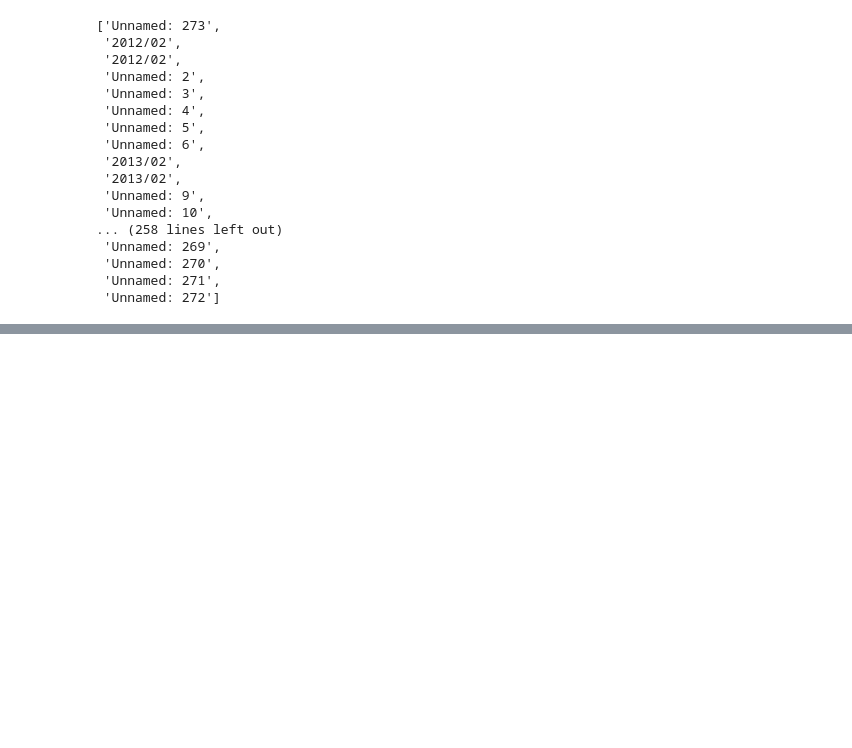
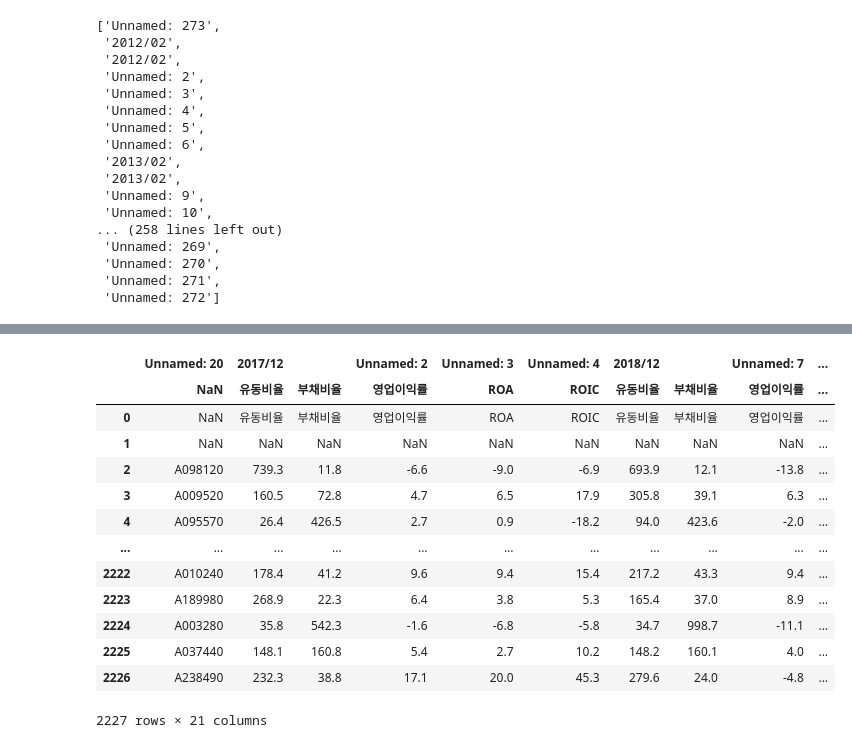
Before and after one commit to starfishkenny/Python, a Jupyter notebook: 20210210_Implementation.ipynb, the cells around one changed output, grey strips where cells are left out. Cells and saved outputs as stored; diff of their text form; code cells hidden in the pictures; blank space fills up the shorter version.

```diff
--- a/20210210_Implementation.ipynb
+++ b/20210210_Implementation.ipynb
@@ -100,0 +186,17 @@ new_big_col # 다시 해야할 듯....
+# %%
+fr_df
+# %% [output]
+|  | Unnamed: 20 | 2017/12 |  | Unnamed: 2 | Unnamed: 3 | Unnamed: 4 | 2018/12 |  | Unnamed: 7 | ... |
+|  | NaN | 유동비율 | 부채비율 | 영업이익률 | ROA | ROIC | 유동비율 | 부채비율 | 영업이익률 | ... |
+| 0 | NaN | 유동비율 | 부채비율 | 영업이익률 | ROA | ROIC | 유동비율 | 부채비율 | 영업이익률 | ... |
+| 1 | NaN | NaN | NaN | NaN | NaN | NaN | NaN | NaN | NaN | ... |
+| 2 | A098120 | 739.3 | 11.8 | -6.6 | -9.0 | -6.9 | 693.9 | 12.1 | -13.8 | ... |
+| 3 | A009520 | 160.5 | 72.8 | 4.7 | 6.5 | 17.9 | 305.8 | 39.1 | 6.3 | ... |
+| 4 | A095570 | 26.4 | 426.5 | 2.7 | 0.9 | -18.2 | 94.0 | 423.6 | -2.0 | ... |
+| ... | ... | ... | ... | ... | ... | ... | ... | ... | ... | ... |
+| 2222 | A010240 | 178.4 | 41.2 | 9.6 | 9.4 | 15.4 | 217.2 | 43.3 | 9.4 | ... |
+| 2223 | A189980 | 268.9 | 22.3 | 6.4 | 3.8 | 5.3 | 165.4 | 37.0 | 8.9 | ... |
+| 2224 | A003280 | 35.8 | 542.3 | -1.6 | -6.8 | -5.8 | 34.7 | 998.7 | -11.1 | ... |
+| 2225 | A037440 | 148.1 | 160.8 | 5.4 | 2.7 | 10.2 | 148.2 | 160.1 | 4.0 | ... |
+| 2226 | A238490 | 232.3 | 38.8 | 17.1 | 20.0 | 45.3 | 279.6 | 24.0 | -4.8 | ... |
+2227 rows × 21 columns
```
Also changed, not shown: parts of 18 cells of this notebook.
